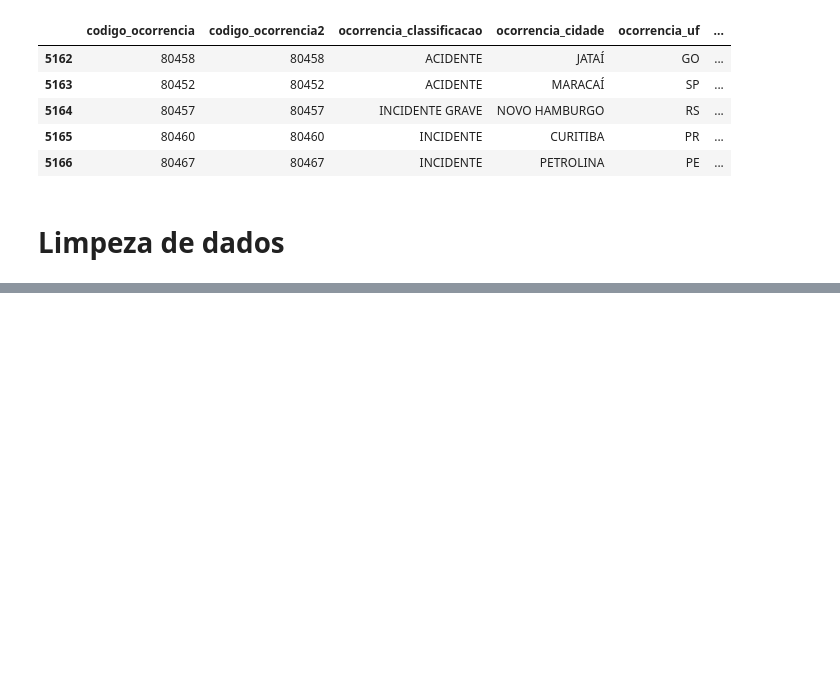
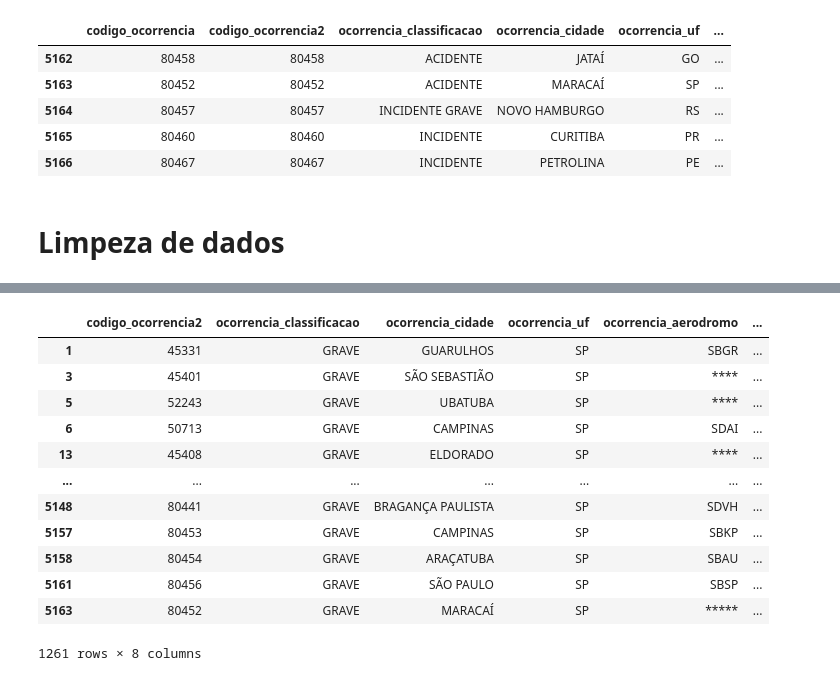
Before and after one commit to geanclm/_data-science_, a Jupyter notebook: FAB/FAB_projeto_ETL.ipynb, the cells around one changed output, grey strips where cells are left out. Cells and saved outputs as stored; diff of their text form; code cells hidden in the pictures; blank space fills up the shorter version.

```diff
--- a/FAB/FAB_projeto_ETL.ipynb
+++ b/FAB/FAB_projeto_ETL.ipynb
@@ -144,0 +197,3 @@ df.tail()
+# %%
+# definir coluna como índice do dataframe
+df.set_index('codigo_ocorrencia', inplace=True)
@@ -144,0 +229,2 @@ df.tail()
+# %%
+df.reset_index(drop=True, inplace=True)
@@ -144,0 +240,3 @@ df.tail()
+# %%
+# alterando o dado de um campo específico
+df.loc[0,'ocorrencia_aerodromo'] = ''
@@ -144,0 +248,2 @@ df.tail()
+# %%
+df.loc[df.ocorrencia_uf == 'SP', ['ocorrencia_classificacao']] = 'GRAVE'
@@ -144,0 +259,16 @@ df.tail()
+# %%
+df[df['ocorrencia_uf'] == 'SP']
+# %% [output]
+|  | codigo_ocorrencia2 | ocorrencia_classificacao | ocorrencia_cidade | ocorrencia_uf | ocorrencia_aerodromo | ... |
+| 1 | 45331 | GRAVE | GUARULHOS | SP | SBGR | ... |
+| 3 | 45401 | GRAVE | SÃO SEBASTIÃO | SP | **** | ... |
+| 5 | 52243 | GRAVE | UBATUBA | SP | **** | ... |
+| 6 | 50713 | GRAVE | CAMPINAS | SP | SDAI | ... |
+| 13 | 45408 | GRAVE | ELDORADO | SP | **** | ... |
+| ... | ... | ... | ... | ... | ... | ... |
+| 5148 | 80441 | GRAVE | BRAGANÇA PAULISTA | SP | SDVH | ... |
+| 5157 | 80453 | GRAVE | CAMPINAS | SP | SBKP | ... |
+| 5158 | 80454 | GRAVE | ARAÇATUBA | SP | SBAU | ... |
+| 5161 | 80456 | GRAVE | SÃO PAULO | SP | SBSP | ... |
+| 5163 | 80452 | GRAVE | MARACAÍ | SP | ***** | ... |
+1261 rows × 8 columns
```
Also changed, not shown: parts of 34 cells of this notebook, 1 other file.
